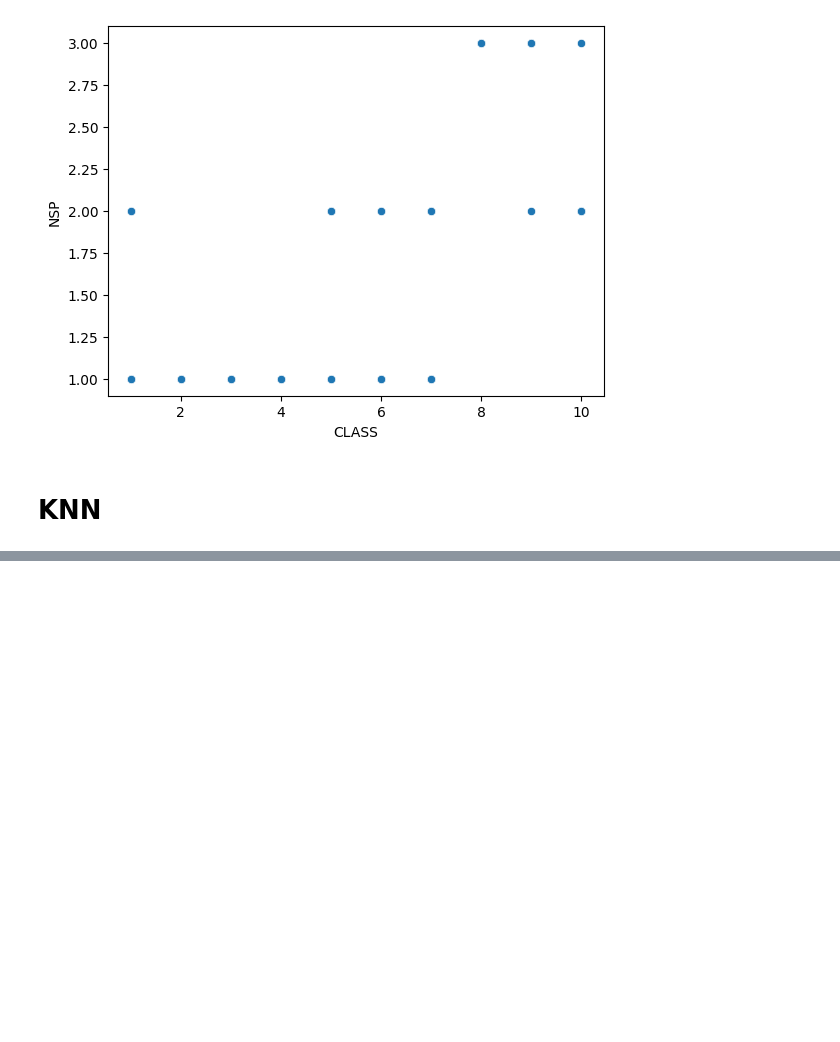
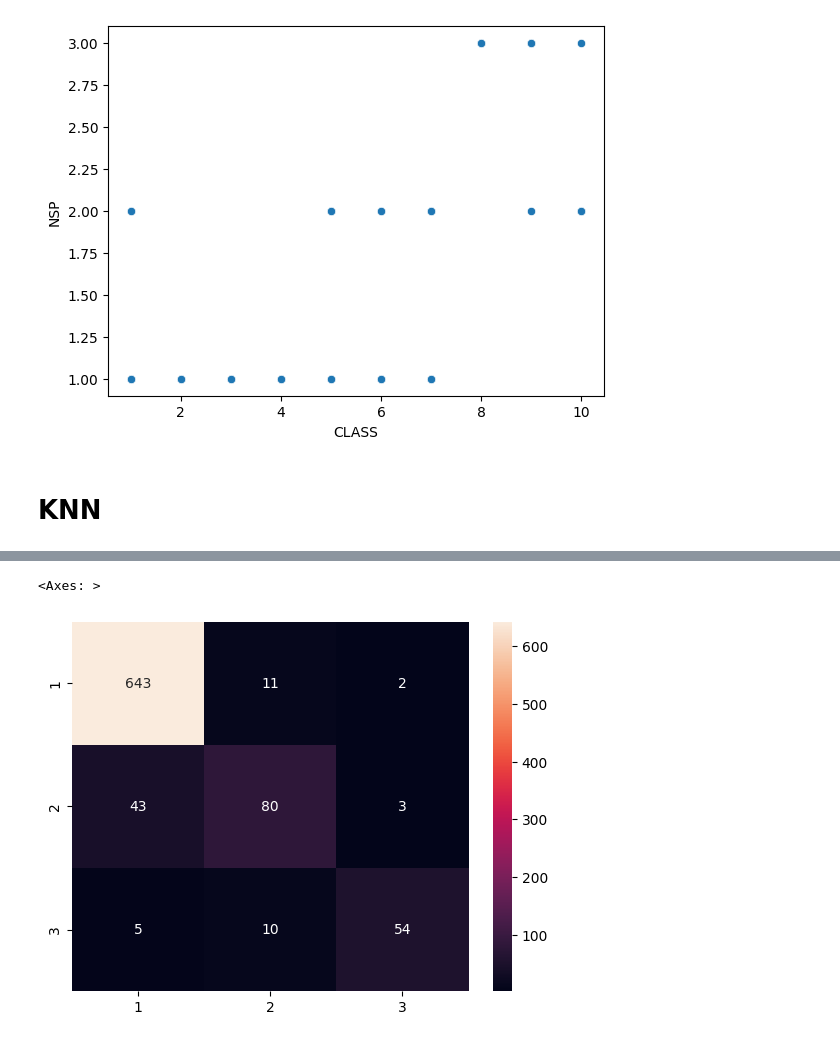
Before and after one commit to Talita1996/aprendizagem-de-maquina-i, a Jupyter notebook: cardiotacografia.ipynb, the cells around one changed output, grey strips where cells are left out. Drawn from its saved outputs; the diff is of its cells as text; code cells hidden in the pictures; blank space fills up the shorter version.

```diff
--- a/cardiotacografia.ipynb
+++ b/cardiotacografia.ipynb
@@ -148,3 +159,11 @@ ROC AUC do melhor modelo no conjunto de teste: 0.9561511494776417
+# %%
+y_pred = best_model.predict(X_test)
+
+cm = confusion_matrix(y_test, y_pred, labels=[1, 2, 3])
+sns.heatmap(cm, annot=True, fmt="d", xticklabels=["1", "2", "3"], yticklabels=["1", "2", "3"])
+# %% [output]
+<Axes: >
+[figure, added]
 # %%
 for i in range(y_test_bin.shape[1]):
     fpr, tpr, _ = roc_curve(y_test_bin[:, i], y_prob_bin[:, i])
```
Also changed, not shown: parts of 18 cells of this notebook.
